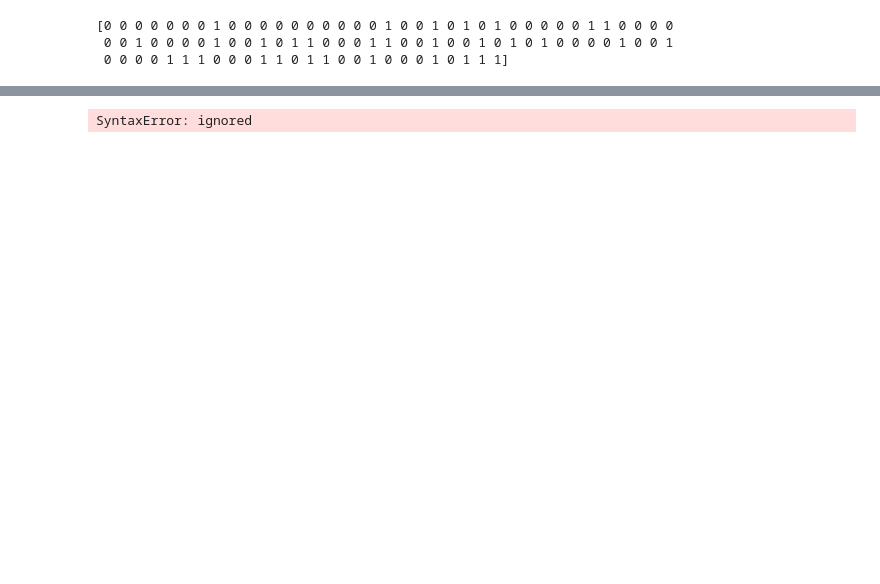
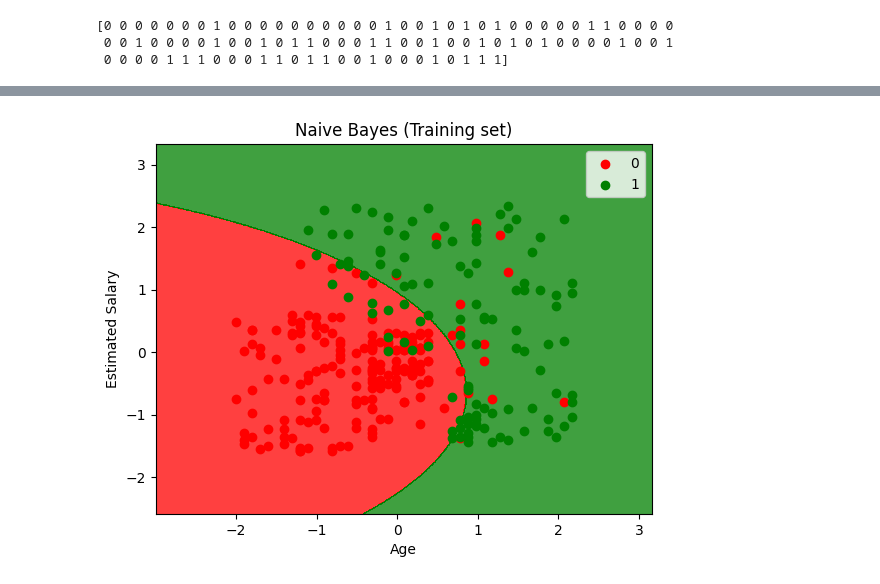
Before and after one commit to uziiekaaaaa/uziiekaa, a Jupyter notebook: naive_bayes.ipynb, the cells around one changed output, grey strips where cells are left out. Drawn from its saved outputs; the diff is of its cells as text; code cells hidden in the pictures; blank space fills up the shorter version.

```diff
--- a/naive_bayes.ipynb
+++ b/naive_bayes.ipynb
@@ -11 +35,4 @@ y = dataset.iloc[:, -1].values
+# %%
+from sklearn.model_selection import train_test_split
+X_train, X_test, y_train, y_test = train_test_split(X, y, test_size = 0.25, random_state = 0)
 # %%
@@ -162,18 +96,19 @@ cm = confusion_matrix(y_test, y_pred)
 # %%
 from matplotlib.colors import ListedColormap
-x_set, y_set = x_train, y_train
-x1, x2 = np.meshgrid(np.arange(start = x_set[:, 0].min()-1,stop = x_set[:, 0].max() + 1, step=0.01),
-                     np.arange(start = x_set[:, 1].min()-1,stop = x_set[:, 0].max() + 1, step=0.01),
-plt.contourf(x1,x2, classifier.predict(np.array([x1.ravel(), x2.ravel()]).T).reshape(x1.shape),
-             alpha = 0.75 , cmap = ListedColormap(('red','green')))
-plt.xlim(x1.min(), x1.max())
-plt.ylim(x1.min(), x1.max())
-for i, j in enumerate (np.unique(y_set)):
-  plt.scatter(x_set[y_set == j, 0], x_set[y_set==], 1],
-               c = ListedColormap(('red','green'))(i), label = j)
-plt.title('Klasifikasi Data dengan Naiive Bayes')
-plt.xlabel('Umur')
-plt.ylabel('Estimasi Gaji')
+X_set, y_set = X_train, y_train
+X1, X2 = np.meshgrid(np.arange(start = X_set[:, 0].min() - 1, stop = X_set[:, 0].max() + 1, step = 0.01),
+                     np.arange(start = X_set[:, 1].min() - 1, stop = X_set[:, 1].max() + 1, step = 0.01))
+plt.contourf(X1, X2, classifier.predict(np.array([X1.ravel(), X2.ravel()]).T).reshape(X1.shape),
+             alpha = 0.75, cmap = ListedColormap(('red', 'green')))
+plt.xlim(X1.min(), X1.max())
+plt.ylim(X2.min(), X2.max())
+for i, j in enumerate(np.unique(y_set)):
+    plt.scatter(X_set[y_set == j, 0], X_set[y_set == j, 1],
+                c = ListedColormap(('red', 'green'))(i), label = j)
+plt.title('Naive Bayes (Training set)')
+plt.xlabel('Age')
+plt.ylabel('Estimated Salary')
 plt.legend()
+plt.show()
 # %% [output]
-SyntaxError: ignored
+[figure, added]
```
Also changed, not shown: parts of 19 cells of this notebook.
